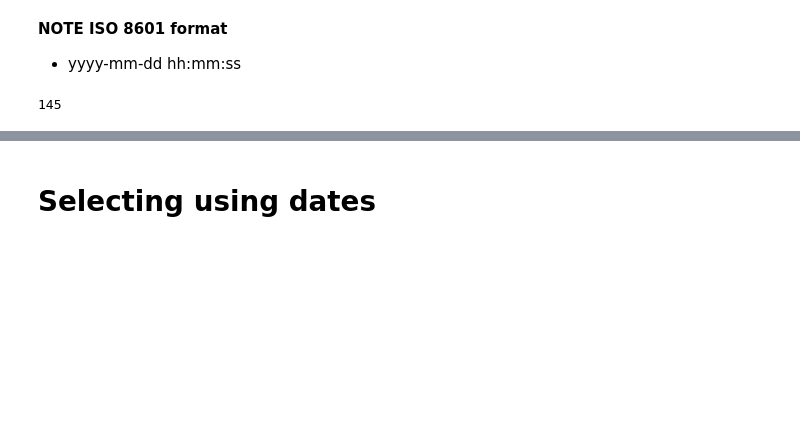
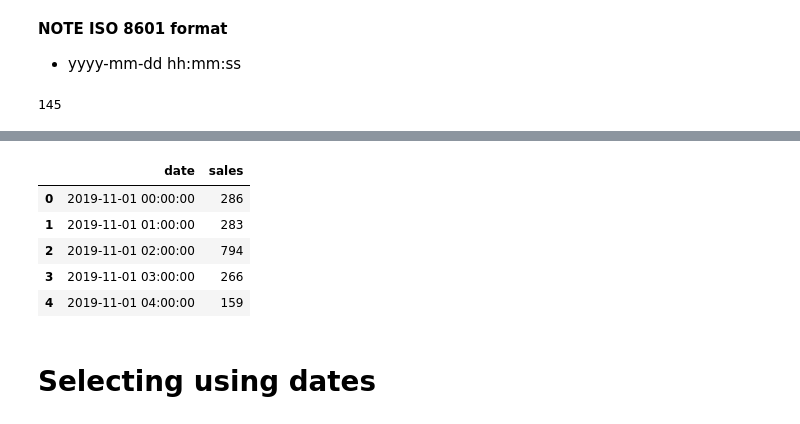
Before and after one commit to wolego2uni/ibm_demo, a Jupyter notebook: 4_6_Pandas_7_Basic_Time_Series_Analysis.ipynb, the cells around one changed output, grey strips where cells are left out. Cells and saved outputs as stored; diff of their text form; code cells hidden in the pictures; blank space fills up the shorter version.

```diff
--- a/4_6_Pandas_7_Basic_Time_Series_Analysis.ipynb
+++ b/4_6_Pandas_7_Basic_Time_Series_Analysis.ipynb
@@ -47,3 +47,12 @@ df.head()
+# %%
+df.head()
+# %% [output]
+|  | date | sales |
+| 0 | 2019-11-01 00:00:00 | 286 |
+| 1 | 2019-11-01 01:00:00 | 283 |
+| 2 | 2019-11-01 02:00:00 | 794 |
+| 3 | 2019-11-01 03:00:00 | 266 |
+| 4 | 2019-11-01 04:00:00 | 159 |
 # %% [markdown]
 # Selecting using dates
 # %%
```
Also changed, not shown: parts of 10 cells of this notebook.
